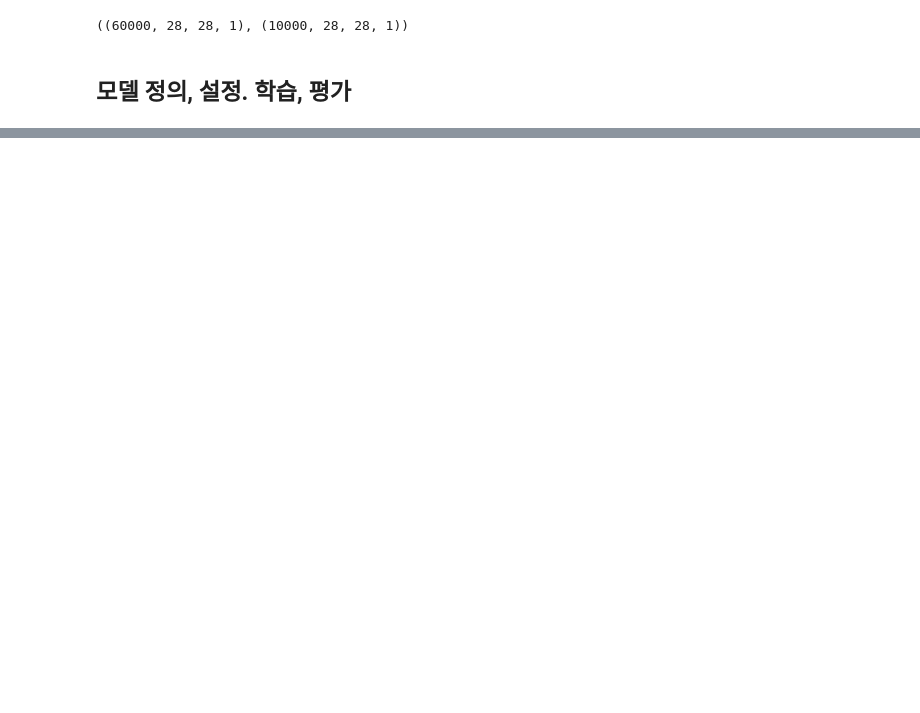
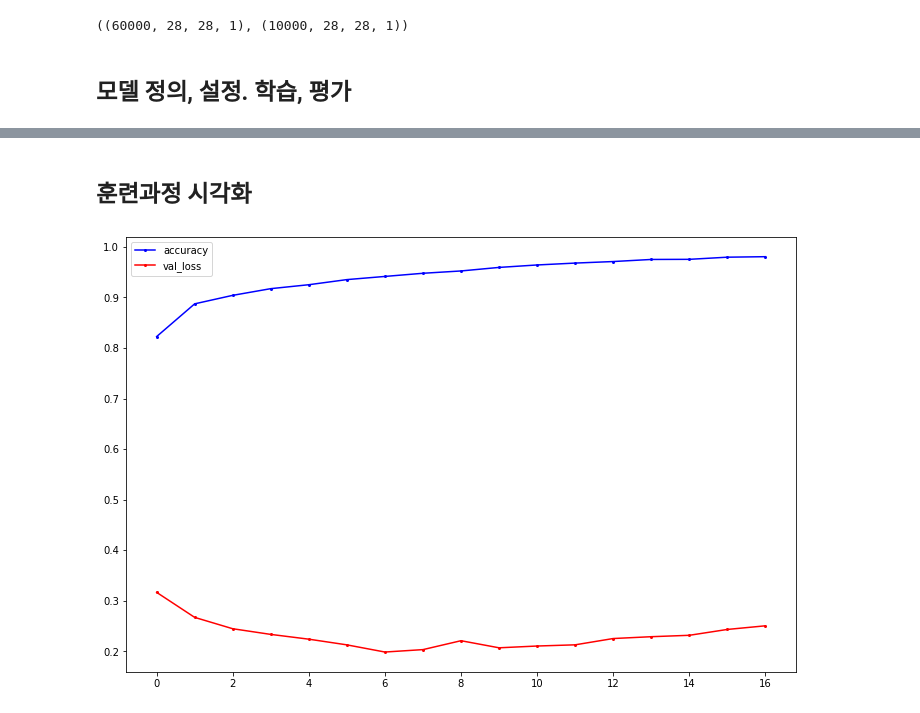
Before and after one commit to SoinPark/DeepLearning, a Jupyter notebook: 02.CNN/11_Fashion_MNIST_CNN.ipynb, the cells around one changed output, grey strips where cells are left out. Drawn from its saved outputs; the diff is of its cells as text; code cells hidden in the pictures; blank space fills up the shorter version.

```diff
--- a/02.CNN/11_Fashion_MNIST_CNN.ipynb
+++ b/02.CNN/11_Fashion_MNIST_CNN.ipynb
@@ -79,7 +99,7 @@ model.compile(
 )
 # %%
 # 모델 최적화를 위한 설정
-modelpath  = 'model/best_mnist.cnn_3.h5'
+modelpath  = 'model/best_fashion_mnist.cnn.h5'
 checkpoint = ModelCheckpoint(
     modelpath, verbose=1, save_best_only=True
 )
@@ -92,0 +138,14 @@ history = model.fit(X_train, Y_train, validation_split=0.2,
+# %% [markdown]
+## 훈련과정 시각화
+# %%
+y_vloss = history.history['val_loss']
+y_acc = history.history['accuracy']
+x_len = np.arange(len(y_acc))
+# %%
+plt.figure(figsize=(12,8))
+plt.plot(x_len, y_acc, 'bo-', markersize=2, label='accuracy')
+plt.plot(x_len, y_vloss, 'ro-', markersize=2, label='val_loss')
+plt.legend()
+plt.show()
+# %% [output]
+[figure, added]
```
Also changed, not shown: parts of 8 cells of this notebook.
